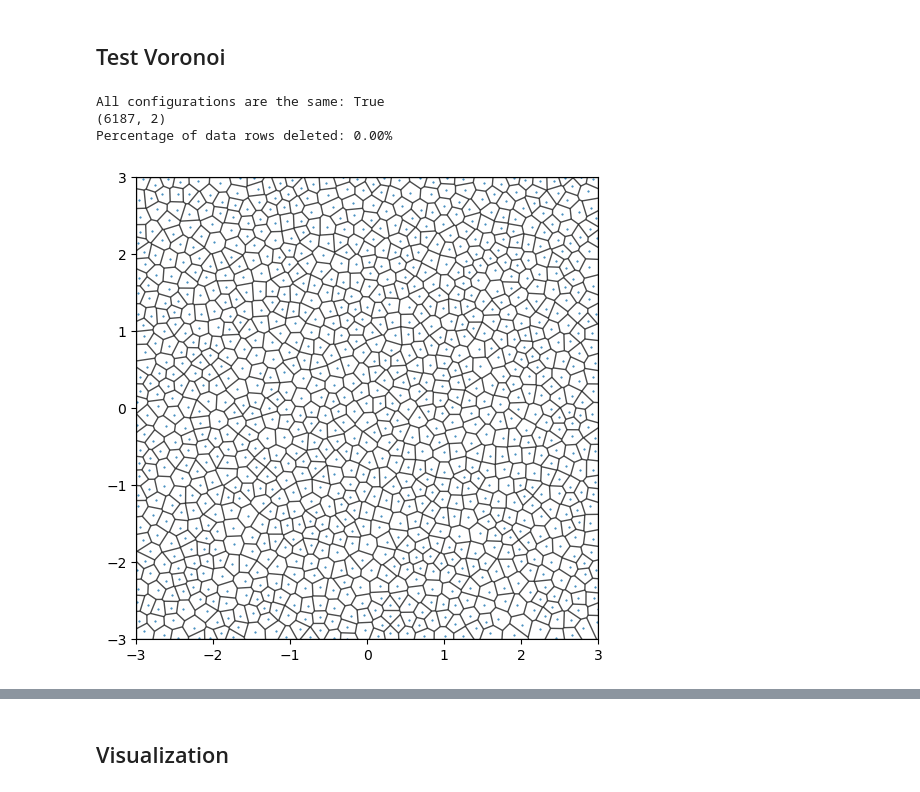
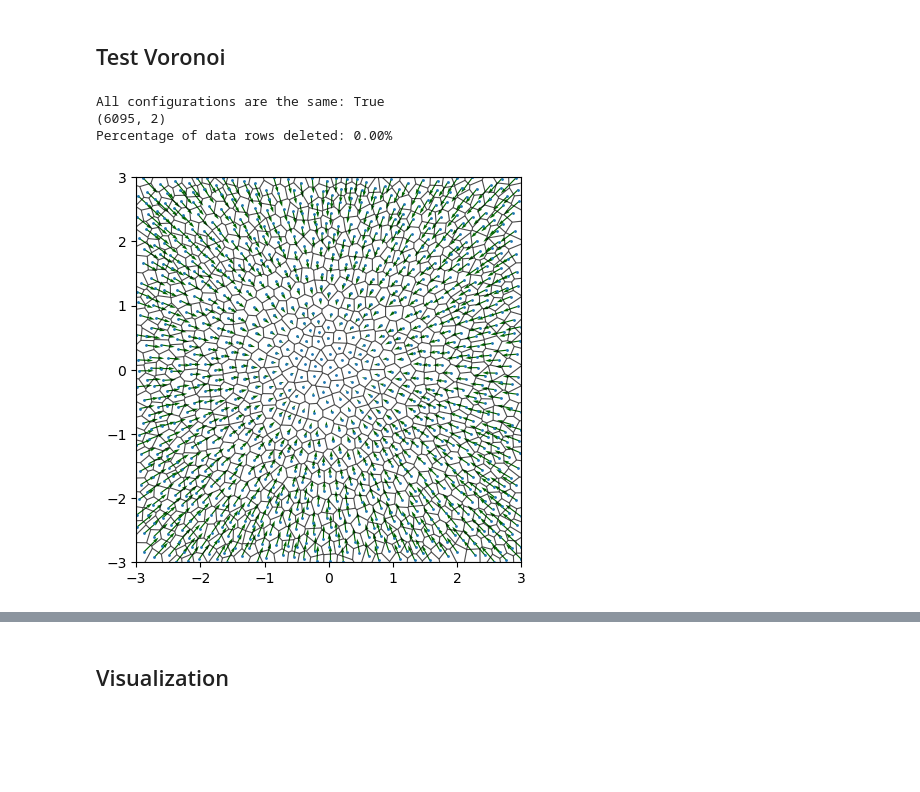
Before and after one commit to Lighfe/mdp-world-model, a Jupyter notebook: clustering/creation_of_patchworks.ipynb, the cells around one changed output, grey strips where cells are left out. Saved outputs shown, nothing was run; the diff lists cells and outputs as text; code cells hidden in the pictures; blank space fills up the shorter version.

```diff
--- a/clustering/creation_of_patchworks.ipynb
+++ b/clustering/creation_of_patchworks.ipynb
@@ -31,12 +31,6 @@ def title(run_dict, model_name, key, entropy_strategy = "ShannonEntropyOnlyMerge
 # %% [markdown]
 ## Test Voronoi
 # %%
-db_name = os.path.join(results_dir, 'simple-models_voronoi_results.db')
-with open(OUTPUT_DIR / "simple-models_voronoi_run-dict.json", "r") as file:
+db_name = os.path.join(results_dir, 'simple-models_voronoi_results_test.db')
+with open(OUTPUT_DIR / "simple-models_voronoi_test_run-dict.json", "r") as file:
     run_dict = json.load(file)
-
-
-entropy_strategy = 'ShannonEntropyAll' #'ShannonEntropyOnlyMerged'
-loss_function = 'TransitionAndSizeEntropyLoss'
-entropy_measure = 'conditional_shannon_entropy' #'shannon_entropy'
-coeff = 0.03
@@ -44,22 +45,31 @@ coeff = 0.03
 table_name = 'StableNode_c'
 path = "./results/StableNode/notrafo/voronoi"
 model_name = 'StableNode'
-key = '6'
+key = '2'
 # %%
-p, solver, grid = create_patchwork(db_name, table_name, run_ids(run_dict, model_name, key))
+p, controls,solver = create_patchwork(db_name, table_name, run_ids(run_dict, model_name, key))
 # %% [output]
 All configurations are the same: True
-(6187, 2)
+(6095, 2)
 Percentage of data rows deleted: 0.00%
+# %%
+from data_generation.simulations.simulator import Simulator
+sim = Simulator(p.grid, solver.model, solver)
+c, tf_centers, der, tf_der = sim.get_gridcell_centers_and_derivatives(controls)
 # %%
-fig = voronoi_plot_2d(p.grid.voronoi, show_vertices=False, line_colors='black', line_width=1, line_alpha=0.7, point_size=1)
-fig.set_size_inches(6, 6)
-plt.xlim(-3,3)
-plt.ylim(-3,3)
+fig = plt.figure(figsize=(5, 5))
+voronoi_plot_2d(p.grid.voronoi, ax=plt.gca(), show_vertices=False, line_colors='black', line_width=0.8, line_alpha=0.7, point_size=2)
+plt.quiver(
+    tf_centers[:, 0], tf_centers[:, 1],  # start points
+    0.079*tf_der[0, :, 0], 0.079*tf_der[0, :, 1],    # vector components
+    angles='xy', scale_units='xy', scale=1, color='darkgreen', width=0.003, label='tf_der vectors'
+)
+plt.xlim(p.grid.tf_bounds[0])
+plt.ylim(p.grid.tf_bounds[1])
 plt.gca().set_aspect('equal', adjustable='box')
 plt.show()
 # %% [output]
-[figure, old version]
+[figure, new version]
 # %%
 
 create_plot_and_save_patchwork(db_name, table_name, run_ids(run_dict, model_name, key),
```
Also changed, not shown: parts of 3 cells of this notebook, 4 other files.
